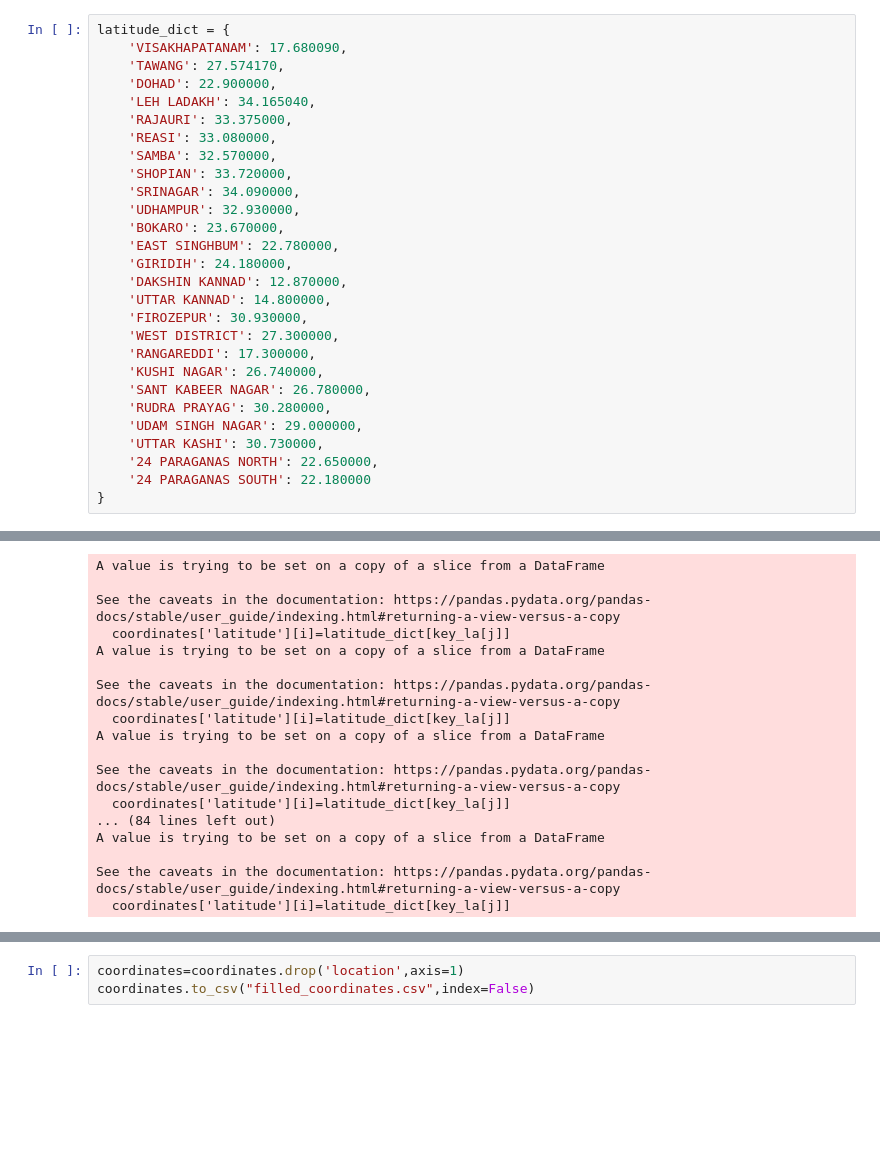
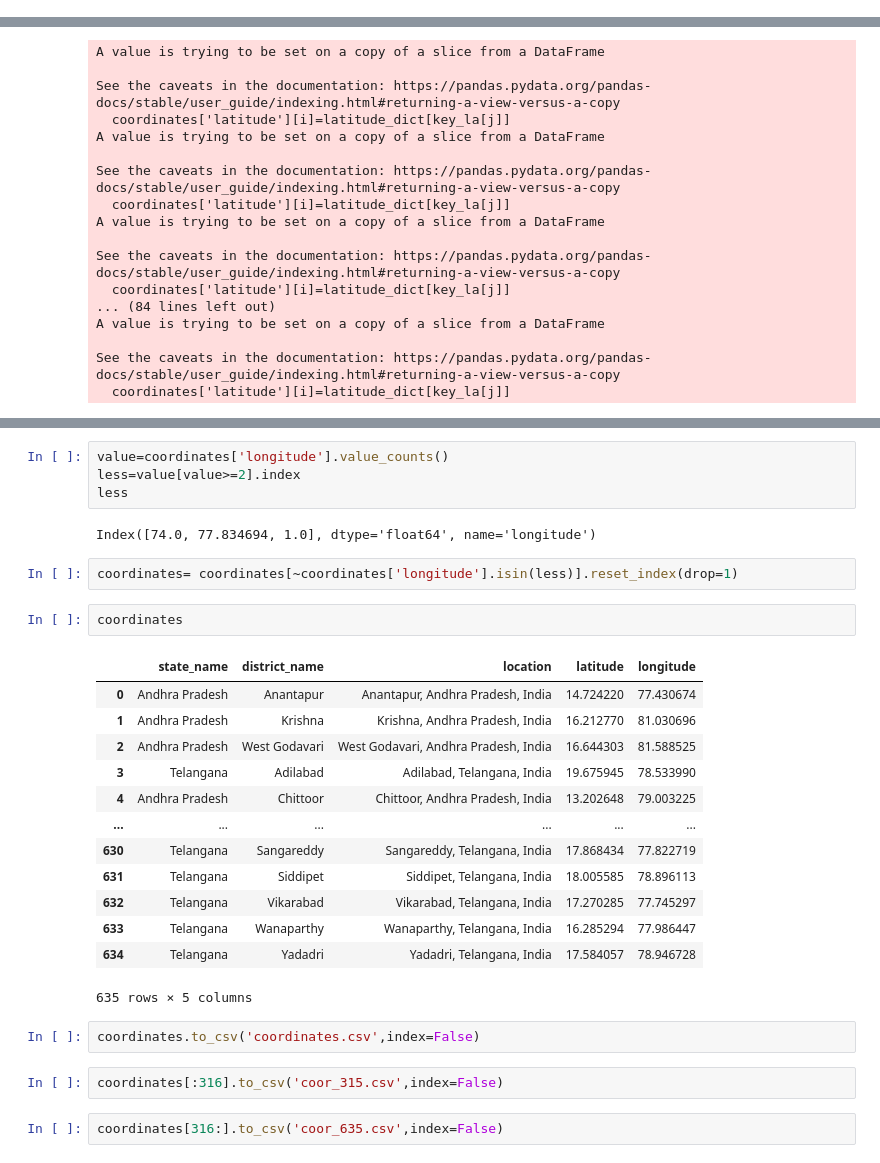
Before and after one commit to yogeshsingh360/Indian_agriculture, a Jupyter notebook: weather_2011-2020/coordinates2020.ipynb, the cells around one changed output, grey strips where cells are left out. Cells and saved outputs as stored; diff of their text form; blank space fills up the shorter version.

```diff
--- a/weather_2011-2020/coordinates2020.ipynb
+++ b/weather_2011-2020/coordinates2020.ipynb
@@ -226,28 +203,0 @@ coordinates.head(20)
-# %%
-latitude_dict = {
-    'VISAKHAPATANAM': 17.680090,
-    'TAWANG': 27.574170,
-    'DOHAD': 22.900000,
-    'LEH LADAKH': 34.165040,
-    'RAJAURI': 33.375000,
-    'REASI': 33.080000,
-    'SAMBA': 32.570000,
-    'SHOPIAN': 33.720000,
-    'SRINAGAR': 34.090000,
-    'UDHAMPUR': 32.930000,
-    'BOKARO': 23.670000,
-    'EAST SINGHBUM': 22.780000,
-    'GIRIDIH': 24.180000,
-    'DAKSHIN KANNAD': 12.870000,
-    'UTTAR KANNAD': 14.800000,
-    'FIROZEPUR': 30.930000,
-    'WEST DISTRICT': 27.300000,
-    'RANGAREDDI': 17.300000,
-    'KUSHI NAGAR': 26.740000,
-    'SANT KABEER NAGAR': 26.780000,
-    'RUDRA PRAYAG': 30.280000,
-    'UDAM SINGH NAGAR': 29.000000,
-    'UTTAR KASHI': 30.730000,
-    '24 PARAGANAS NORTH': 22.650000,
-    '24 PARAGANAS SOUTH': 22.180000
-}
@@ -330,3 +229,30 @@ dtype: int64
-# %%
-coordinates=coordinates.drop('location',axis=1)
-coordinates.to_csv("filled_coordinates.csv",index=False)
+# %%
+value=coordinates['longitude'].value_counts()
+less=value[value>=2].index
+less
+# %% [output]
+Index([74.0, 77.834694, 1.0], dtype='float64', name='longitude')
+# %%
+coordinates= coordinates[~coordinates['longitude'].isin(less)].reset_index(drop=1)
+# %%
+coordinates
+# %% [output]
+|  | state_name | district_name | location | latitude | longitude |
+| 0 | Andhra Pradesh | Anantapur | Anantapur, Andhra Pradesh, India | 14.724220 | 77.430674 |
+| 1 | Andhra Pradesh | Krishna | Krishna, Andhra Pradesh, India | 16.212770 | 81.030696 |
+| 2 | Andhra Pradesh | West Godavari | West Godavari, Andhra Pradesh, India | 16.644303 | 81.588525 |
+| 3 | Telangana | Adilabad | Adilabad, Telangana, India | 19.675945 | 78.533990 |
+| 4 | Andhra Pradesh | Chittoor | Chittoor, Andhra Pradesh, India | 13.202648 | 79.003225 |
+| ... | ... | ... | ... | ... | ... |
+| 630 | Telangana | Sangareddy | Sangareddy, Telangana, India | 17.868434 | 77.822719 |
+| 631 | Telangana | Siddipet | Siddipet, Telangana, India | 18.005585 | 78.896113 |
+| 632 | Telangana | Vikarabad | Vikarabad, Telangana, India | 17.270285 | 77.745297 |
+| 633 | Telangana | Wanaparthy | Wanaparthy, Telangana, India | 16.285294 | 77.986447 |
+| 634 | Telangana | Yadadri | Yadadri, Telangana, India | 17.584057 | 78.946728 |
+635 rows × 5 columns
+# %%
+coordinates.to_csv('coordinates.csv',index=False)
+# %%
+coordinates[:316].to_csv('coor_315.csv',index=False)
+# %%
+coordinates[316:].to_csv('coor_635.csv',index=False)
```
Also changed, not shown: parts of 16 cells of this notebook, 8 other files.
